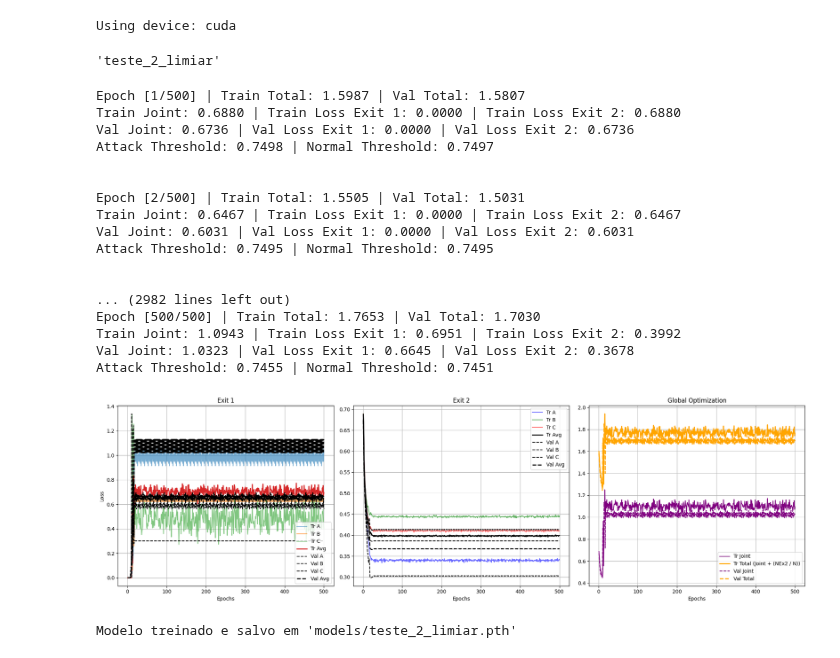
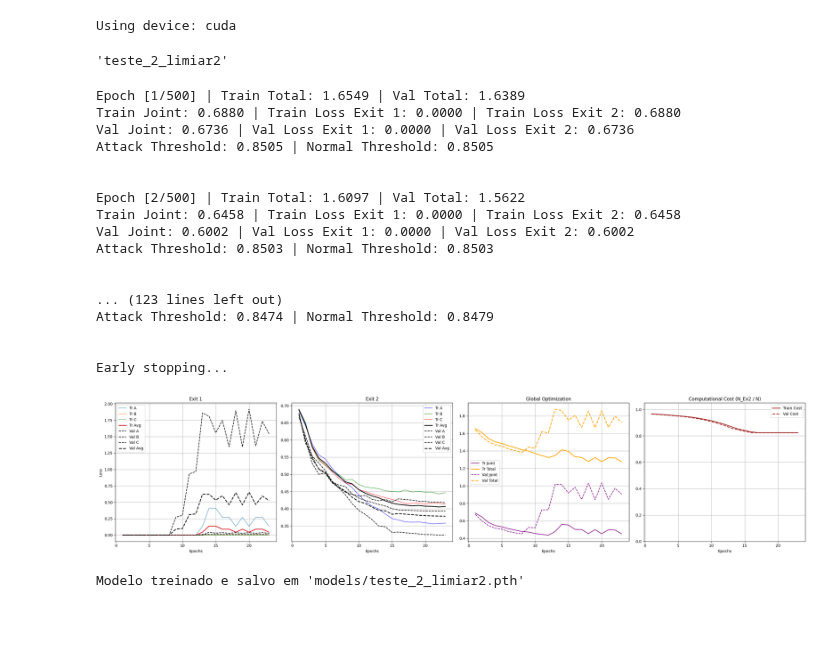
Before and after one commit to LucasSotomaiorAPereira/pibic-25-26, a Jupyter notebook: versao_artigo/main-Copy2.ipynb, the cells around one changed output. Cells and saved outputs as stored; diff of their text form; code cells hidden in the pictures; blank space fills up the shorter version.

Commit message:
modelo brabo do professor

```diff
--- a/versao_artigo/main-Copy2.ipynb
+++ b/versao_artigo/main-Copy2.ipynb
@@ -165,7 +167,7 @@ def train_model(model, train_loaders, val_loaders, epochs, lr, device, patience=
     metrics = [
         'loss1_a', 'loss1_b', 'loss1_c', 'loss_ex1_avg',
         'loss2_a', 'loss2_b', 'loss2_c', 'loss_ex2_avg',
-        'l_joint', 'total_loss'
+        'l_joint', 'total_loss', 'comp_cost'
     ]
 
     history = {
@@ -234,7 +236,7 @@ def train_model(model, train_loaders, val_loaders, epochs, lr, device, patience=
             attack_threshold = model.get_threshold_attack()
             normal_threshold = model.get_threshold_normal()
 
-            thresholds = torch.cat((attack_threshold, normal_threshold), dim=0)
+            thresholds = torch.cat((normal_threshold, attack_threshold), dim=0)
 
             (inputs_a, labels_a) = batches[0]
             (inputs_b, labels_b) = batches[1]
@@ -256,7 +258,9 @@ def train_model(model, train_loaders, val_loaders, epochs, lr, device, patience=
 
             l_joint = loss_ex1_avg * 1 + loss_ex2_avg * 1
 
-            total_loss = l_joint + (count_exit2 / total_samples) * 1
+            current_cost_ratio = count_exit2 / total_samples
+
+            total_loss = l_joint + current_cost_ratio * 1
 
             total_loss.backward()
             torch.nn.utils.clip_grad_norm_(model.parameters(), max_norm=1.0)
@@ -274,6 +278,8 @@ def train_model(model, train_loaders, val_loaders, epochs, lr, device, patience=
 
             running_metrics['l_joint'] += l_joint.item()
             running_metrics['total_loss'] += total_loss.item()
+
+            running_metrics['comp_cost'] += current_cost_ratio.item()
 
             total_steps += 1
 
@@ -301,7 +307,7 @@ def train_model(model, train_loaders, val_loaders, epochs, lr, device, patience=
                 attack_threshold = model.get_threshold_attack()
                 normal_threshold = model.get_threshold_normal()
 
-                thresholds = torch.cat((attack_threshold, normal_threshold), dim=0)
+                thresholds = torch.cat((normal_threshold, attack_threshold), dim=0)
 
                 (inputs_a, labels_a) = batches[0]
                 (inputs_b, labels_b) = batches[1]
@@ -323,7 +329,9 @@ def train_model(model, train_loaders, val_loaders, epochs, lr, device, patience=
 
                 l_joint = loss_ex1_avg * 1 + loss_ex2_avg * 1
 
-                total_loss = l_joint + (count_exit2 / total_samples) * 1
+                current_cost_ratio = count_exit2 / total_samples
+
+                total_loss = l_joint + current_cost_ratio * 1
 
                 running_metrics_val['loss1_a'] += loss1_a.item()
                 running_metrics_val['loss1_b'] += loss1_b.item()
@@ -337,6 +345,8 @@ def train_model(model, train_loaders, val_loaders, epochs, lr, device, patience=
 
                 running_metrics_val['l_joint'] += l_joint.item()
                 running_metrics_val['total_loss'] += total_loss.item()
+
+                running_metrics_val['comp_cost'] += current_cost_ratio.item()
 
 
                 total_steps_val += 1
@@ -369,7 +379,7 @@ def train_model(model, train_loaders, val_loaders, epochs, lr, device, patience=
 
     epochs_range = range(1, len(history['train']['l_joint']) + 1)
 
-    fig, axs = plt.subplots(1, 3, figsize=(20, 6))
+    fig, axs = plt.subplots(1, 4, figsize=(26, 6))
 
     ax = axs[0]
     ax.set_title("Exit 1")
@@ -403,10 +413,19 @@ def train_model(model, train_loaders, val_loaders, epochs, lr, device, patience=
     ax = axs[2]
     ax.set_title("Global Optimization")
     ax.plot(epochs_range, history['train']['l_joint'], label='Tr Joint', color='purple')
-    ax.plot(epochs_range, history['train']['total_loss'], label='Tr Total (Joint + (NEx2 / N))', color='orange', linewidth=2)
+    ax.plot(epochs_range, history['train']['total_loss'], label='Tr Total', color='orange', linewidth=2)
     ax.plot(epochs_range, history['val']['l_joint'], label='Val Joint', color='purple', linestyle='--')
     ax.plot(epochs_range, history['val']['total_loss'], label='Val Total', color='orange', linestyle='--', linewidth=2)
     ax.set_xlabel('Epochs')
+    ax.legend()
+    ax.grid(True)
+
+    ax = axs[3]
+    ax.set_title("Computational Cost (N_Ex2 / N)")
+    ax.plot(epochs_range, history['train']['comp_cost'], label='Train Cost', color='brown', linewidth=2)
+    ax.plot(epochs_range, history['val']['comp_cost'], label='Val Cost', color='brown', linestyle='--', linewidth=2)
+    ax.set_xlabel('Epochs')
+    ax.set_ylim(0, 1.05)
     ax.legend()
     ax.grid(True)
 
@@ -514,44 +533,43 @@ def evaluate_model(model, loader, device):
             'f1': f1
         }
 # %%
-modelname = 'teste_2_limiar'
+modelname = 'teste_2_limiar2'
 modelname
 # %% [output]
-'teste_2_limiar'
+'teste_2_limiar2'
 # %%
 epochs = 500
 
 limiar = train_model(
     model,
     train_loaders,
     val_loaders,
     epochs,
     lr=0.0001,
     device=device,
-    patience=500
 )
 torch.save(model.state_dict(), f'models/{modelname}.pth')
 print(f"\nModelo treinado e salvo em 'models/{modelname}.pth'")
 # %% [output]
-Epoch [1/500] | Train Total: 1.5987 | Val Total: 1.5807
+Epoch [1/500] | Train Total: 1.6549 | Val Total: 1.6389
 Train Joint: 0.6880 | Train Loss Exit 1: 0.0000 | Train Loss Exit 2: 0.6880
 Val Joint: 0.6736 | Val Loss Exit 1: 0.0000 | Val Loss Exit 2: 0.6736
-Attack Threshold: 0.7498 | Normal Threshold: 0.7497
+Attack Threshold: 0.8505 | Normal Threshold: 0.8505
 
 
-Epoch [2/500] | Train Total: 1.5505 | Val Total: 1.5031
-Train Joint: 0.6467 | Train Loss Exit 1: 0.0000 | Train Loss Exit 2: 0.6467
-Val Joint: 0.6031 | Val Loss Exit 1: 0.0000 | Val Loss Exit 2: 0.6031
-Attack Threshold: 0.7495 | Normal Threshold: 0.7495
+Epoch [2/500] | Train Total: 1.6097 | Val Total: 1.5622
+Train Joint: 0.6458 | Train Loss Exit 1: 0.0000 | Train Loss Exit 2: 0.6458
+Val Joint: 0.6002 | Val Loss Exit 1: 0.0000 | Val Loss Exit 2: 0.6002
+Attack Threshold: 0.8503 | Normal Threshold: 0.8503
 
 
-... (2982 lines left out)
-Epoch [500/500] | Train Total: 1.7653 | Val Total: 1.7030
-Train Joint: 1.0943 | Train Loss Exit 1: 0.6951 | Train Loss Exit 2: 0.3992
-Val Joint: 1.0323 | Val Loss Exit 1: 0.6645 | Val Loss Exit 2: 0.3678
-Attack Threshold: 0.7455 | Normal Threshold: 0.7451
+... (123 lines left out)
+Attack Threshold: 0.8474 | Normal Threshold: 0.8479
+
+
+Early stopping...
-[figure, old version]
+[figure, new version]
-Modelo treinado e salvo em 'models/teste_2_limiar.pth'
+Modelo treinado e salvo em 'models/teste_2_limiar2.pth'
 # %%
 model.load_state_dict(torch.load(f'models/{modelname}.pth'))
 print(f"Modelo 'models/{modelname}.pth' carregado\n")
```
Also changed, not shown: parts of 2 cells of this notebook, 7 other files.
